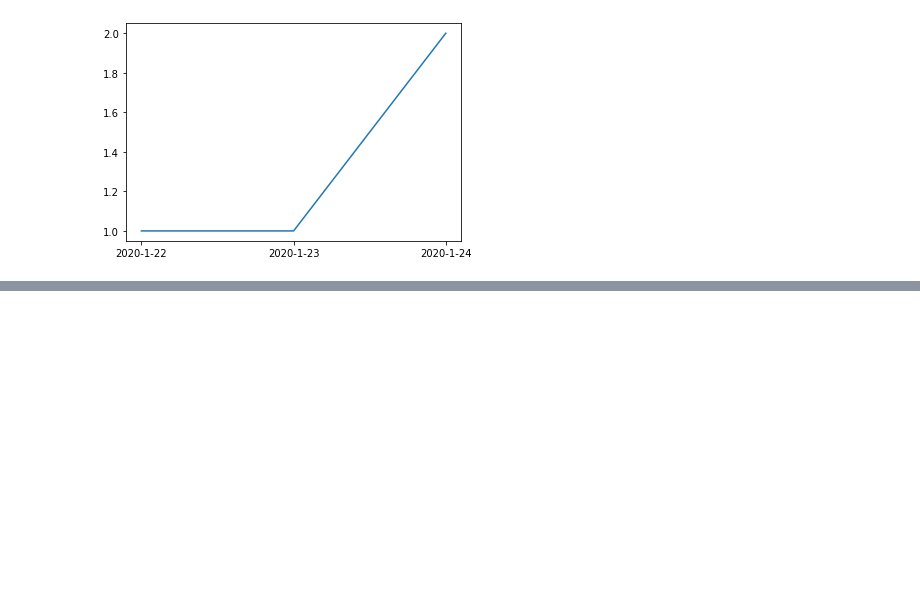
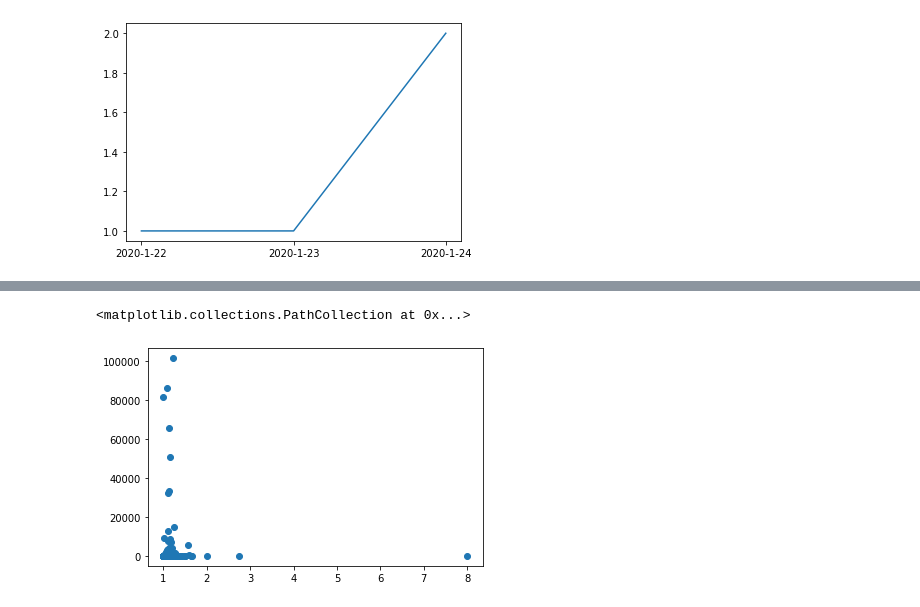
Before and after one commit to roayahelal/covid-19, a Jupyter notebook: by_date_analysis.ipynb, the cells around one changed output, grey strips where cells are left out. Saved outputs shown, nothing was run; the diff lists cells and outputs as text; code cells hidden in the pictures; blank space fills up the shorter version.

```diff
--- a/by_date_analysis.ipynb
+++ b/by_date_analysis.ipynb
@@ -52,3 +61,8 @@ data_to_use.tail()
+# %%
+cases_data_to_use_t = data_to_use.set_index(growth_data_to_use["date"])
+cases_data_to_use_t = data_to_use.transpose(copy = True)
+cases_data_to_use_t.reset_index()
+cases_data_to_use_t.to_csv("cases_data_to_use_t.csv", index_label = False)
 # %%
 #creating a growth factor df
 growth_data_to_use = data_to_use.copy()
@@ -93,5 +117,41 @@ plt.plot(growth_data_to_use["date"][:3], growth_data_to_use["US"][:3] )
 [figure]
 # %%
 #saving growth as json
-growth_data_to_use = growth_data_to_use.transpose()
+growth_data_to_use.to_json("growth.json")
+#saving growth as csv
 growth_data_to_use.to_csv("growth.csv")
+# %%
+#collecting data for plotting a logistic curve to check status
+up_country = []
+growth_factor = []
+cases = []
+analysis = []
+for country in countries:
+
+        if growth_data_to_use[country][len(data)-5] == 0:
+            up_country.append(country)
+            growth_factor.append(growth_data_to_use[country][len(data)-1])
+            cases.append(data_to_use[country][len(data)-1])
+            analysis.append("New to The Pandemic")
+        elif growth_data_to_use[country][len(data)-7] <= 1 and (growth_data_to_use[country][len(data)-1] <=1 and growth_data_to_use[country][len(data)-4] > growth_data_to_use[country][len(data)-2]) or data_to_use[country][len(data)-1] < 50:
+            up_country.append(country)
+            growth_factor.append(growth_data_to_use[country][len(data)-1])
+            cases.append(data_to_use[country][len(data)-1])
+            analysis.append("There is Hope in Containing COVID-19's Spread!")
+        elif growth_data_to_use[country][len(data)-10] <= 1 and growth_data_to_use[country][len(data)-1] <2 :
+            up_country.append(country)
+            growth_factor.append(growth_data_to_use[country][len(data)-1])
+            cases.append(data_to_use[country][len(data)-1])
+            analysis.append("COVID-19 is Starting To Get Outta Hands!")
+        elif growth_data_to_use[country][len(data)-7] > 1 and growth_data_to_use[country][len(data)-1] <2 :
+            up_country.append(country)
+            growth_factor.append(growth_data_to_use[country][len(data)-1])
+            cases.append(data_to_use[country][len(data)-1])
+            analysis.append("COVID-19's Spread Has Gotten Out of Control!")
+
+
+growth_chart_df = pd.DataFrame()
+growth_chart_df["country"] = up_country
+growth_chart_df["growth_factor"]= growth_factor
+growth_chart_df["cases"]= cases
+growth_chart_df["analysis"]= analysis
@@ -97,0 +174,5 @@ growth_data_to_use.to_csv("growth.csv")
+# %%
+plt.scatter(growth_chart_df["growth_factor"],growth_chart_df["cases"])
+# %% [output]
+<matplotlib.collections.PathCollection at 0x...>
+[figure, added]
```
Also changed, not shown: parts of 10 cells of this notebook, 15 other files.
